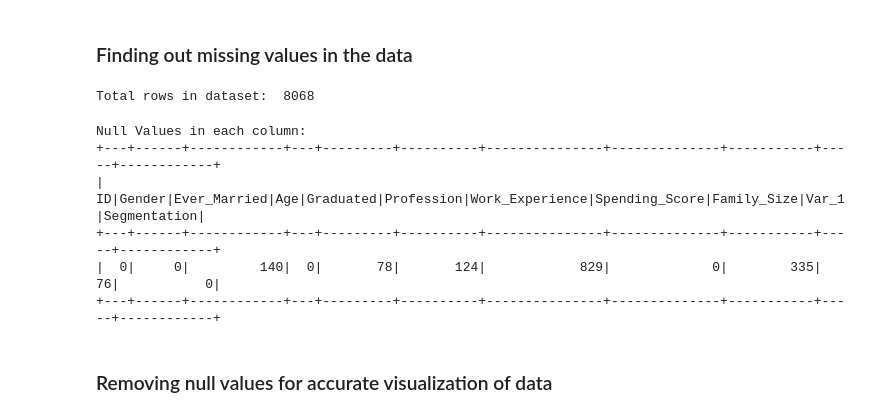
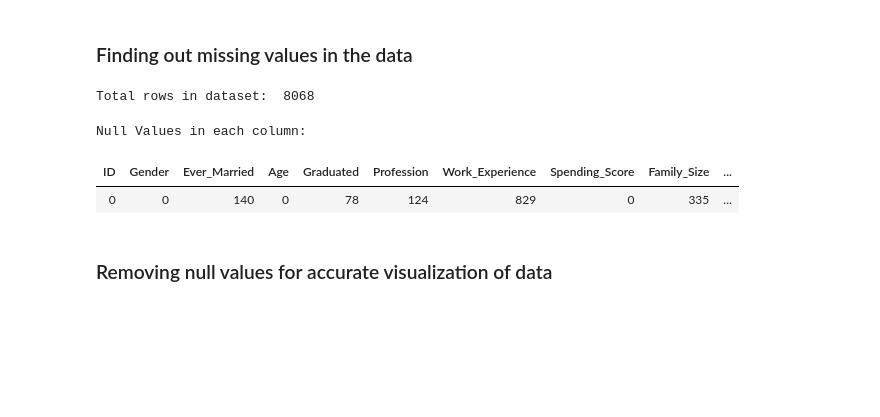
Before and after one commit to Neeraj-Prakash/Customer-Segment-Classification-Multiclass, a Jupyter notebook: 01 - EDA.ipynb, the cells around one changed output. Cells and saved outputs as stored; diff of their text form; code cells hidden in the pictures; blank space fills up the shorter version.

```diff
--- a/01 - EDA.ipynb
+++ b/01 - EDA.ipynb
@@ -112,14 +79,11 @@ print('Total rows in dataset: ',df.count())
 Total rows in dataset:  8068
 # %%
 print('Null Values in each column: ')
-df.select([f.count(f.when(f.isnan(c) | f.col(c).isNull(),c)).alias(c) for c in df.columns]).show()
+df.select([f.count(f.when(f.isnan(c) | f.col(c).isNull(),c)).alias(c) for c in df.columns]).toPandas().style.hide(axis="index")
 # %% [output]
 Null Values in each column:
-+---+------+------------+---+---------+----------+---------------+--------------+-----------+-----+------------+
-| ID|Gender|Ever_Married|Age|Graduated|Profession|Work_Experience|Spending_Score|Family_Size|Var_1|Segmentation|
-+---+------+------------+---+---------+----------+---------------+--------------+-----------+-----+------------+
-|  0|     0|         140|  0|       78|       124|            829|             0|        335|   76|           0|
-+---+------+------------+---+---------+----------+---------------+--------------+-----------+-----+------------+
+| ID | Gender | Ever_Married | Age | Graduated | Profession | Work_Experience | Spending_Score | Family_Size | ... |
+| 0 | 0 | 140 | 0 | 78 | 124 | 829 | 0 | 335 | ... |
 # %% [markdown]
 ### Removing null values for accurate visualization of data
 # %%
```
Also changed, not shown: parts of 18 cells of this notebook, 2 other files.
